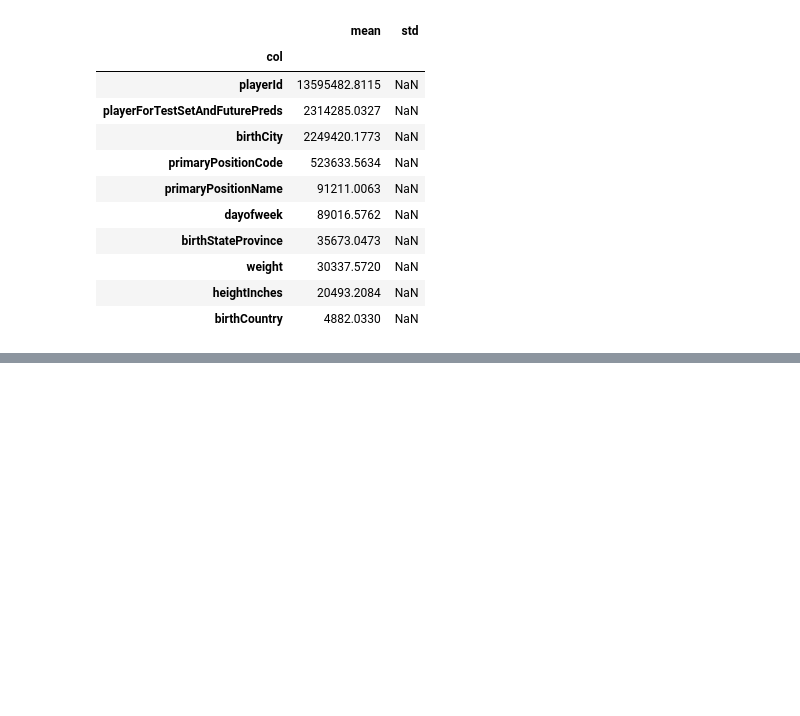
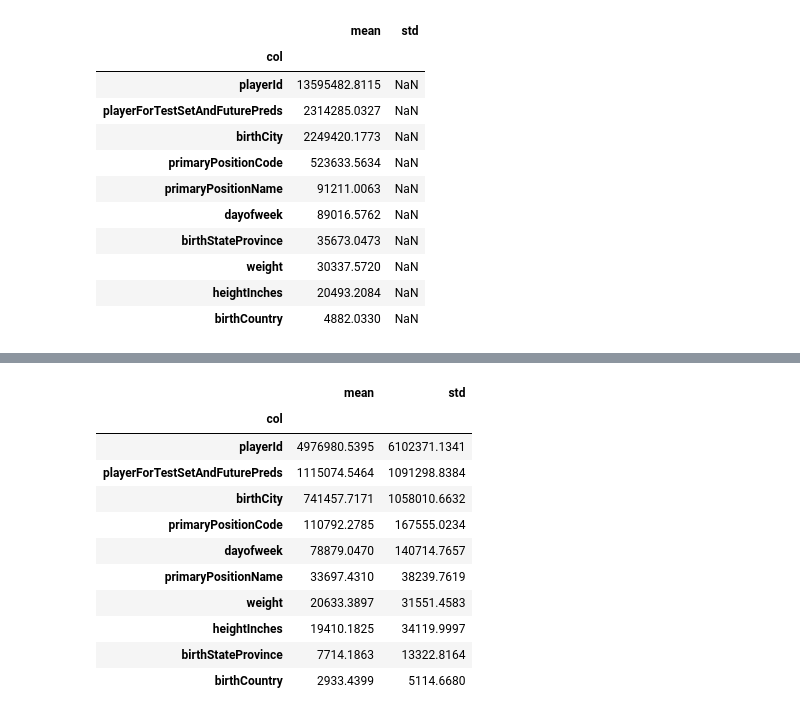
Before and after one commit to nanaseven777/Kaggle, a Jupyter notebook: mlbplayer-digital-engagement.ipynb, the cells around one changed output, grey strips where cells are left out. Saved outputs shown, nothing was run; the diff lists cells and outputs as text; code cells hidden in the pictures; blank space fills up the shorter version.

```diff
--- a/mlbplayer-digital-engagement.ipynb
+++ b/mlbplayer-digital-engagement.ipynb
@@ -455,0 +508,15 @@ def train_lgb(input_x,
+# %%
+df_imp.groupby(["col"])["imp"].agg(["mean","std"]).sort_values("mean",ascending=False)
+# %% [output]
+|  | mean | std |
+| col |  |  |
+| playerId | 4976980.5395 | 6102371.1341 |
+| playerForTestSetAndFuturePreds | 1115074.5464 | 1091298.8384 |
+| birthCity | 741457.7171 | 1058010.6632 |
+| primaryPositionCode | 110792.2785 | 167555.0234 |
+| dayofweek | 78879.0470 | 140714.7657 |
+| primaryPositionName | 33697.4310 | 38239.7619 |
+| weight | 20633.3897 | 31551.4583 |
+| heightInches | 19410.1825 | 34119.9997 |
+| birthStateProvince | 7714.1863 | 13322.8164 |
+| birthCountry | 2933.4399 | 5114.6680 |
```
Also changed, not shown: parts of 25 cells of this notebook.
